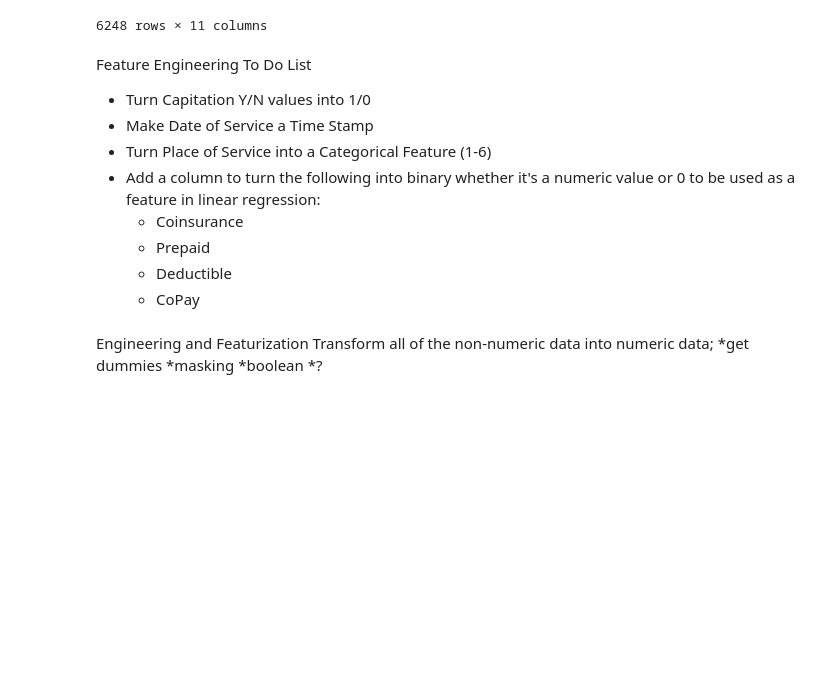
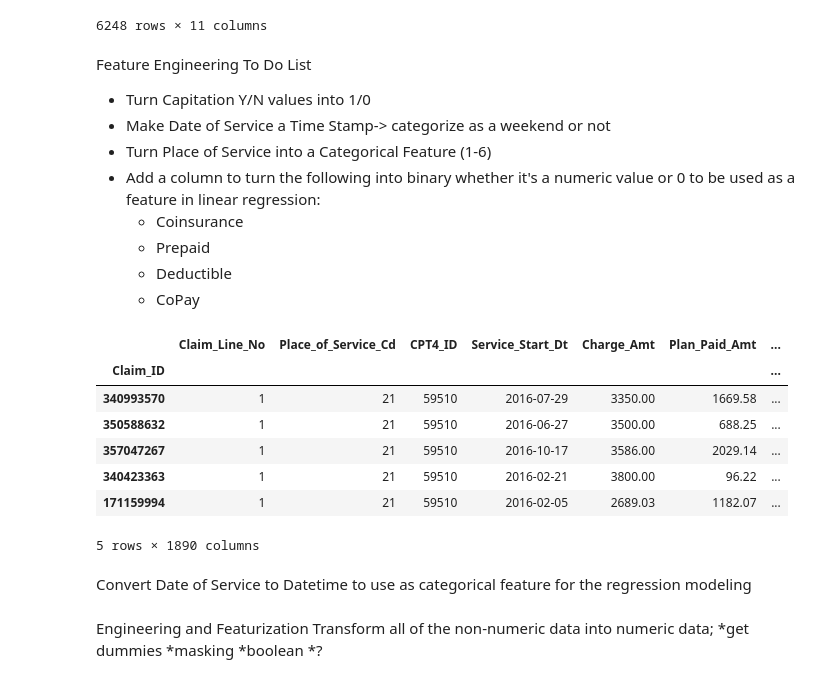
Before and after one commit to jlhewitt/Healthcare-Claim-Analysis, a Jupyter notebook: Save_For_Later/Data_Pipeline.ipynb, the cells around one changed output. Saved outputs shown, nothing was run; the diff lists cells and outputs as text; code cells hidden in the pictures; blank space fills up the shorter version.

```diff
--- a/Save_For_Later/Data_Pipeline.ipynb
+++ b/Save_For_Later/Data_Pipeline.ipynb
@@ -255,10 +255,24 @@ simplified_CPT4_df
 # %% [markdown]
 Feature Engineering To Do List
 * Turn Capitation Y/N values into 1/0
-* Make Date of Service a Time Stamp
+* Make Date of Service a Time Stamp-> categorize as a weekend or not
 * Turn Place of Service into a Categorical Feature (1-6)
 * Add a column to turn the following into binary whether it's a numeric value or 0 to be used as a feature in linear regression:
     * Coinsurance
     * Prepaid
     * Deductible
     * CoPay
+# %%
+Coinsurance_indictor = pd.get_dummies(simplified_CPT4_df, prefix='Category_', columns=['Prepaid_Amt', 'Copay_Amt', 'Coinsurance_Amt', 'Deductible_Amt'])
+Coinsurance_indictor.head()
+# %% [output]
+|  | Claim_Line_No | Place_of_Service_Cd | CPT4_ID | Service_Start_Dt | Charge_Amt | Plan_Paid_Amt | ... |
+| Claim_ID |  |  |  |  |  |  | ... |
+| 340993570 | 1 | 21 | 59510 | 2016-07-29 | 3350.00 | 1669.58 | ... |
+| 350588632 | 1 | 21 | 59510 | 2016-06-27 | 3500.00 | 688.25 | ... |
+| 357047267 | 1 | 21 | 59510 | 2016-10-17 | 3586.00 | 2029.14 | ... |
+| 340423363 | 1 | 21 | 59510 | 2016-02-21 | 3800.00 | 96.22 | ... |
+| 171159994 | 1 | 21 | 59510 | 2016-02-05 | 2689.03 | 1182.07 | ... |
+5 rows × 1890 columns
+# %% [markdown]
+Convert Date of Service to Datetime to use as categorical feature for the regression modeling
```
Also changed, not shown: parts of 3 cells of this notebook.
